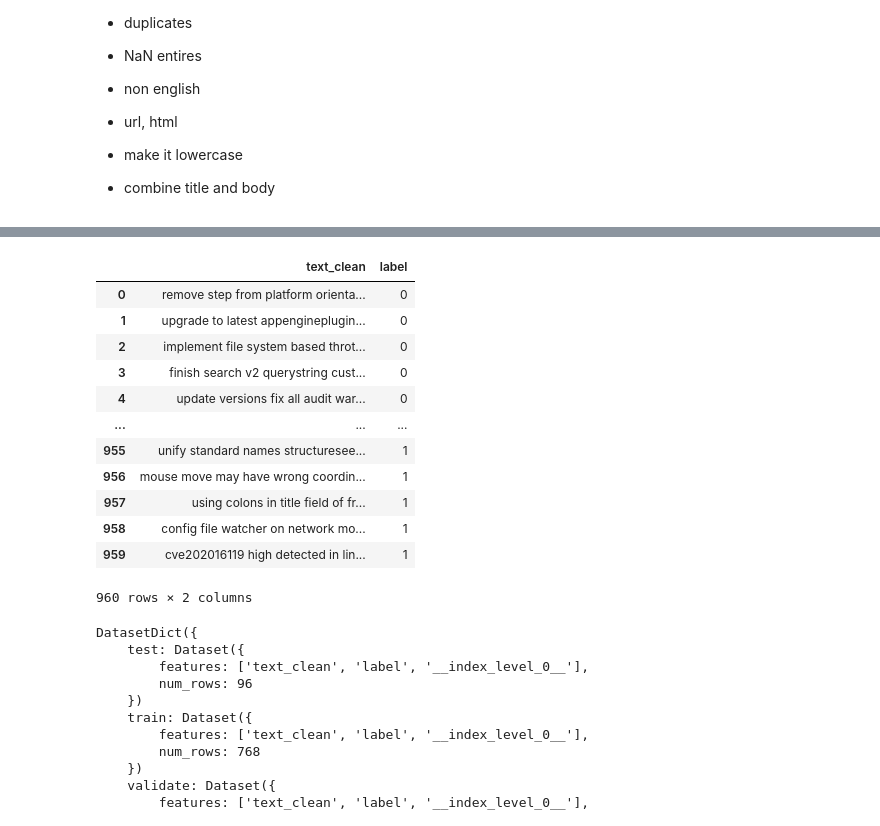
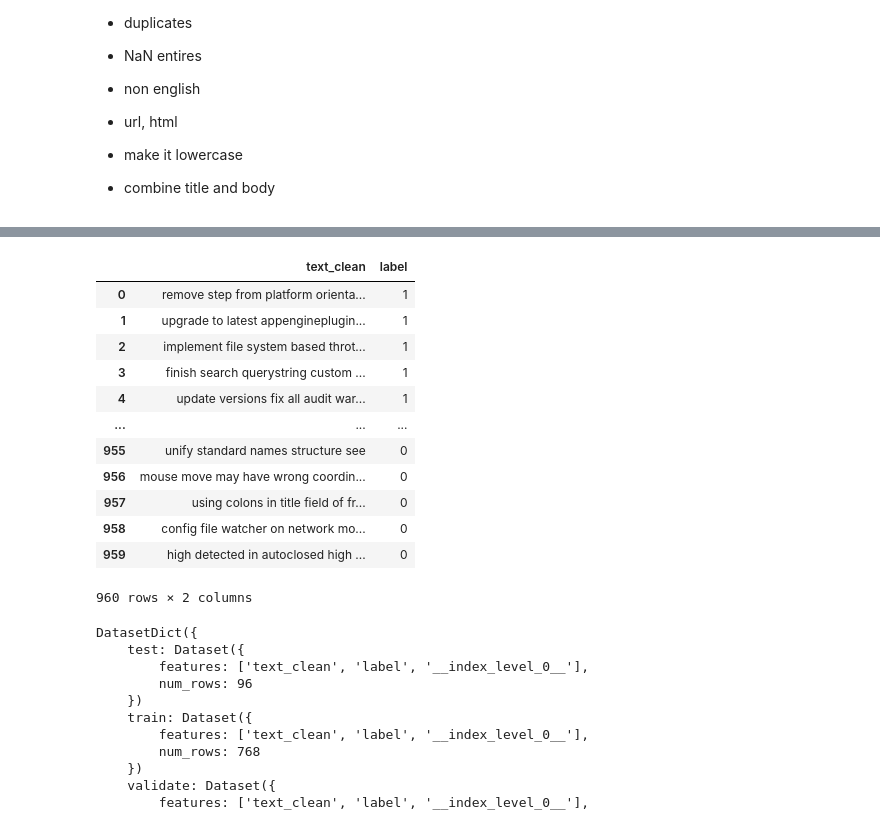
Before and after one commit to Kristmh/thesis_code, a Jupyter notebook: priority/dept_high_or_not_high_v1/02_data_cleaning.ipynb, the cells around one changed output, grey strips where cells are left out. Cells and saved outputs as stored; diff of their text form; code cells hidden in the pictures.

Commit message:
feat: update cleaning function

```diff
--- a/priority/dept_high_or_not_high_v1/02_data_cleaning.ipynb
+++ b/priority/dept_high_or_not_high_v1/02_data_cleaning.ipynb
@@ -125,19 +445,19 @@ priority_label_text.to_csv("csv/clean_priority_debt_high_or_not_high.csv")
 # %%
-pri = pd.read_csv("csv/clean_priority_debt_high_or_not_high.csv", index_col=0)
+pri = pd.read_csv("csv/clean_priority_debt_high_or_not_high_v2.csv", index_col=0)
 pri
 # %% [output]
 |  | text_clean | label |
-| 0 | remove step from platform orienta... | 0 |
-| 1 | upgrade to latest appengineplugin... | 0 |
-| 2 | implement file system based throt... | 0 |
-| 3 | finish search v2 querystring cust... | 0 |
-| 4 | update versions fix all audit war... | 0 |
+| 0 | remove step from platform orienta... | 1 |
+| 1 | upgrade to latest appengineplugin... | 1 |
+| 2 | implement file system based throt... | 1 |
+| 3 | finish search querystring custom ... | 1 |
+| 4 | update versions fix all audit war... | 1 |
 | ... | ... | ... |
-| 955 | unify standard names structuresee... | 1 |
-| 956 | mouse move may have wrong coordin... | 1 |
-| 957 | using colons in title field of fr... | 1 |
-| 958 | config file watcher on network mo... | 1 |
-| 959 | cve202016119 high detected in lin... | 1 |
+| 955 | unify standard names structure see | 0 |
+| 956 | mouse move may have wrong coordin... | 0 |
+| 957 | using colons in title field of fr... | 0 |
+| 958 | config file watcher on network mo... | 0 |
+| 959 | high detected in autoclosed high ... | 0 |
 960 rows × 2 columns
 # %%
 # Split dataframe into three parts: training, validation and testing.
```
Also changed, not shown: parts of 29 cells of this notebook, 2 other files.
